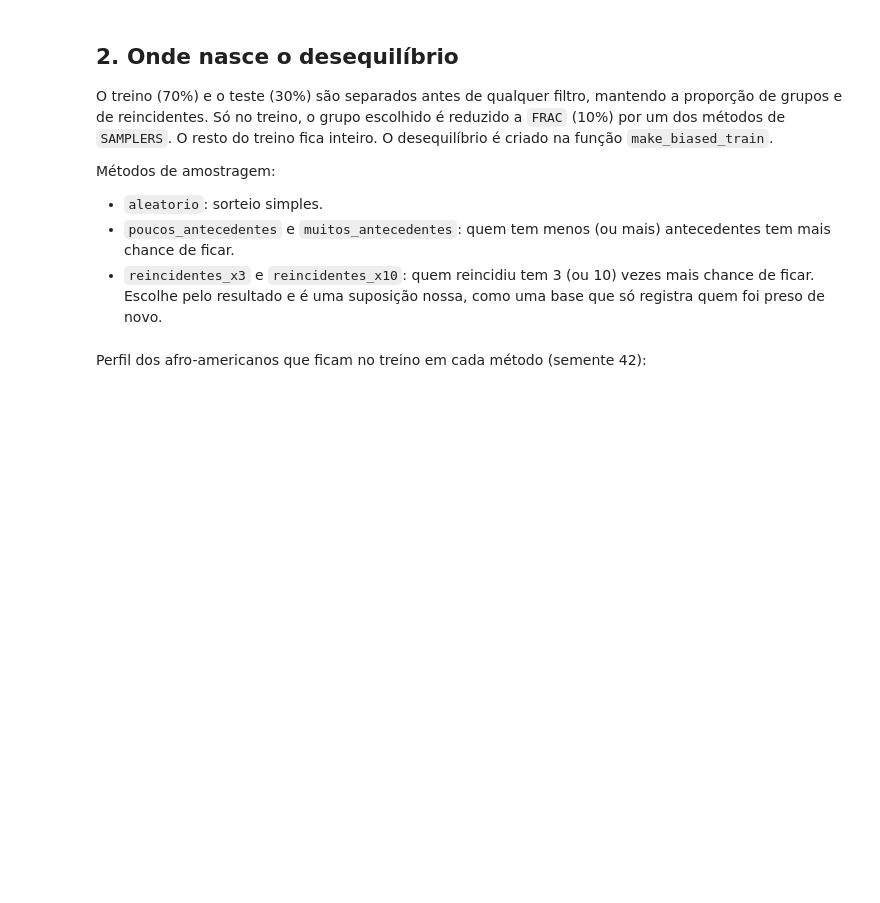
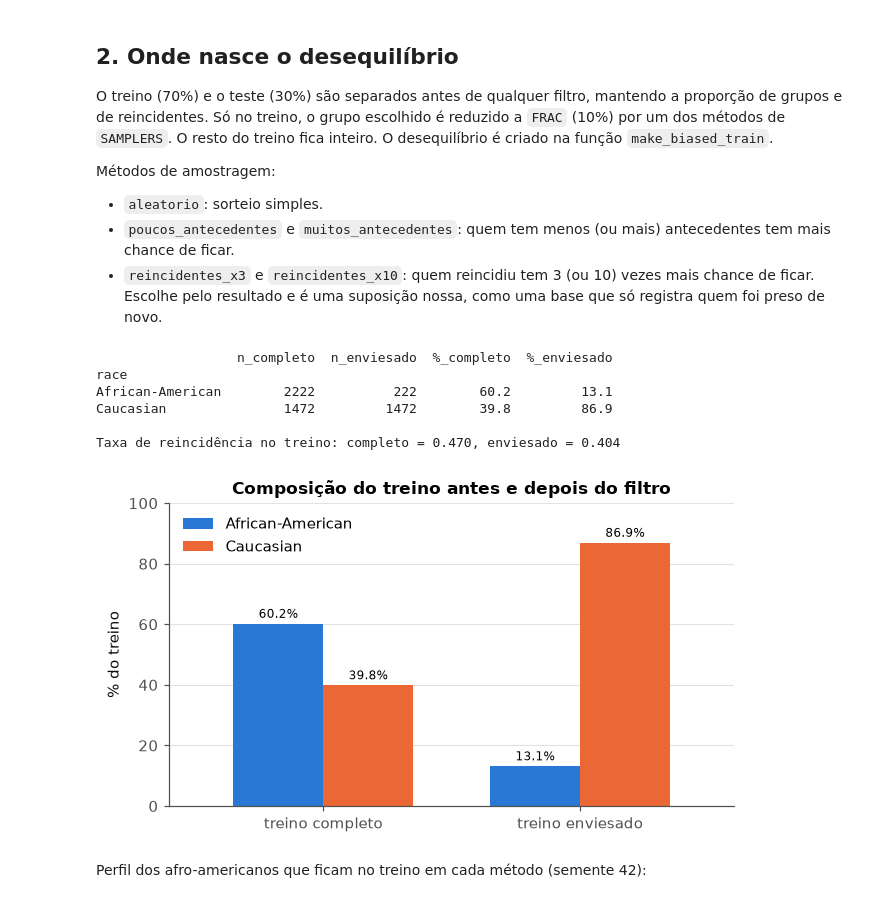
Before and after one commit to ibgrilo/predictive-justice-bias-analysis, a Jupyter notebook: notebooks/cenario5_compas.ipynb, the cells around one changed output. Saved outputs shown, nothing was run; the diff lists cells and outputs as text; code cells hidden in the pictures; blank space fills up the shorter version.

Commit message:
feat: improve data presentation in scenario 5 notebook

```diff
--- a/notebooks/cenario5_compas.ipynb
+++ b/notebooks/cenario5_compas.ipynb
@@ -9,6 +16,9 @@ Dados: COMPAS (ProPublica, Broward County). O modelo prevê `two_year_recid`, ou
 import numpy as np
 import pandas as pd
 import matplotlib.pyplot as plt
+from pathlib import Path
+
+from IPython.display import display
 from matplotlib.lines import Line2D
 from matplotlib.patches import Patch
 from sklearn.compose import ColumnTransformer
@@ -31,6 +41,27 @@ GROUP_REF = "Caucasian"
 GROUPS = [GROUP_SUB, GROUP_REF]
 FRAC = 0.10
 N_SEEDS = 30
+
+# Estilo dos gráficos. Azul e laranja são as cores dos grupos em todos os gráficos.
+COLORS = {GROUP_SUB: "#2a78d6", GROUP_REF: "#eb6834"}
+INK, MUTED, GRID = "#0b0b0b", "#52514e", "#e3e2dd"
+plt.rcParams.update({
+    "figure.dpi": 110, "figure.facecolor": "white", "savefig.dpi": 160, "savefig.bbox": "tight",
+    "axes.spines.top": False, "axes.spines.right": False, "axes.edgecolor": MUTED,
+    "axes.labelcolor": INK, "xtick.color": MUTED, "ytick.color": MUTED,
+    "axes.grid": True, "axes.grid.axis": "y", "axes.axisbelow": True,
+    "grid.color": GRID, "grid.linewidth": 0.7,
+    "axes.titleweight": "bold", "axes.titlesize": 11, "legend.frameon": False,
+})
+
+# As figuras vão para docs/figures só quando o notebook roda de dentro do repositório (no Colab é ignorado).
+FIG_DIR = Path("../docs/figures")
+
+
+def save_fig(fig, name):
+    if FIG_DIR.parent.is_dir():
+        FIG_DIR.mkdir(exist_ok=True)
+        fig.savefig(FIG_DIR / f"{name}.png")
 # %%
 def rates(y, pred):
     tn, fp, fn, tp = confusion_matrix(y, pred, labels=[0, 1]).ravel()
@@ -146,21 +216,38 @@ def make_biased_train(train, seed, sub=GROUP_SUB, sampling="aleatorio"):
 # %%
 SEED = 42
 train, test = split(df, SEED)
 biased = make_biased_train(train, SEED)
 
 comp = pd.DataFrame({"n_completo": train.race.value_counts(),
                      "n_enviesado": biased.race.value_counts()})
 comp["%_completo"] = 100 * comp.n_completo / comp.n_completo.sum()
 comp["%_enviesado"] = 100 * comp.n_enviesado / comp.n_enviesado.sum()
 print(comp.round(1))
 print(f"\nTaxa de reincidência no treino: completo = {train[TARGET].mean():.3f}, "
       f"enviesado = {biased[TARGET].mean():.3f}")
 
-ax = comp[["%_completo", "%_enviesado"]].T.plot.bar(rot=0, figsize=(6, 3.5))
+ax = comp[["%_completo", "%_enviesado"]].T.plot.bar(
+    rot=0, figsize=(6, 3.5), width=0.7, color=[COLORS[g] for g in comp.index]
+)
+for bars in ax.containers:
+    ax.bar_label(bars, fmt="%.1f%%", fontsize=8, padding=2)
+ax.set_xticklabels(["treino completo", "treino enviesado"])
+ax.set_ylim(0, 100)
+ax.grid(axis="x", visible=False)
+ax.legend(title=None)
 ax.set_ylabel("% do treino")
 ax.set_title("Composição do treino antes e depois do filtro")
 plt.tight_layout()
+save_fig(ax.figure, "composicao_treino")
 plt.show()
+# %% [output]
+                  n_completo  n_enviesado  %_completo  %_enviesado
+race
+African-American        2222          222        60.2         13.1
+Caucasian               1472         1472        39.8         86.9
+
+Taxa de reincidência no treino: completo = 0.470, enviesado = 0.404
+[figure, added]
 # %% [markdown]
 Perfil dos afro-americanos que ficam no treino em cada método (semente 42):
 # %%
```
Also changed, not shown: parts of 16 cells of this notebook, 2 other files.
